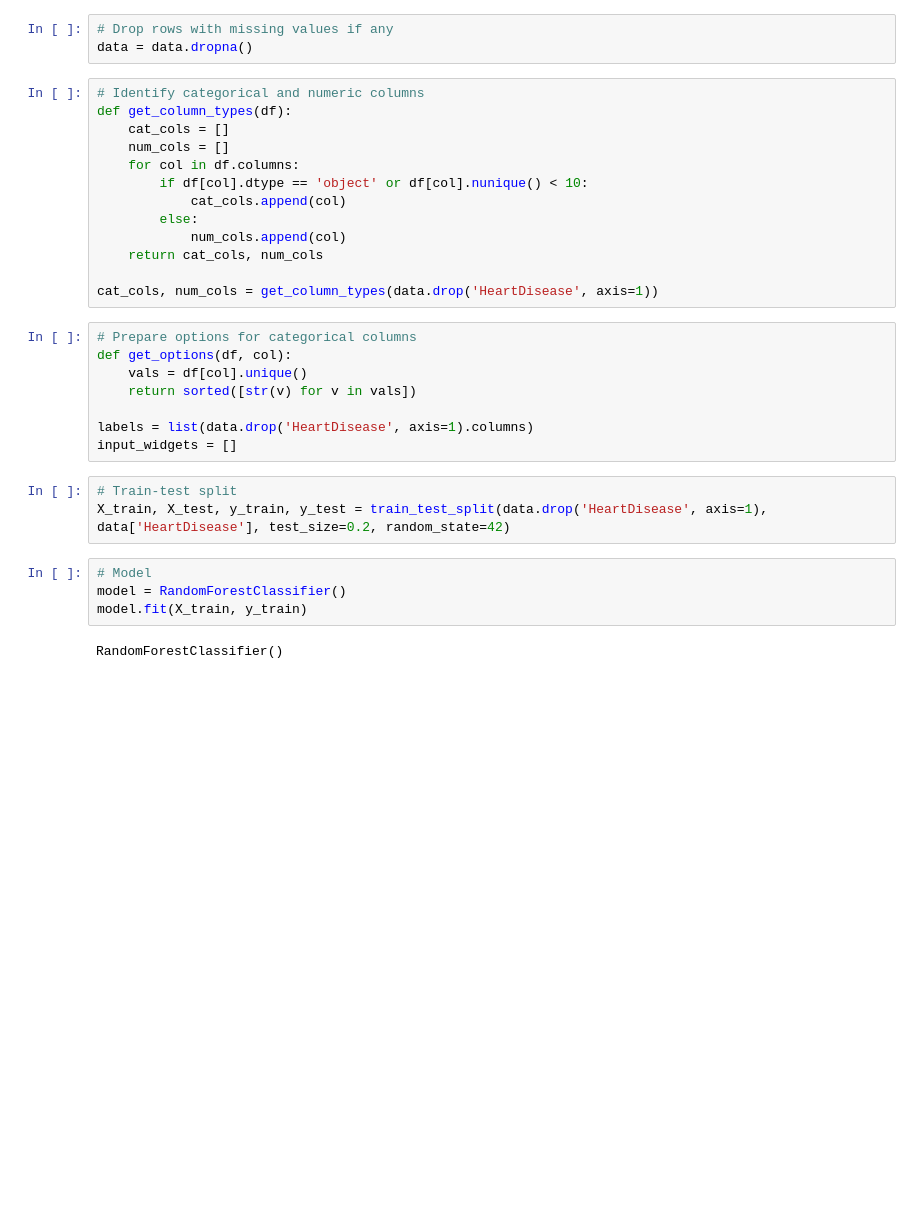
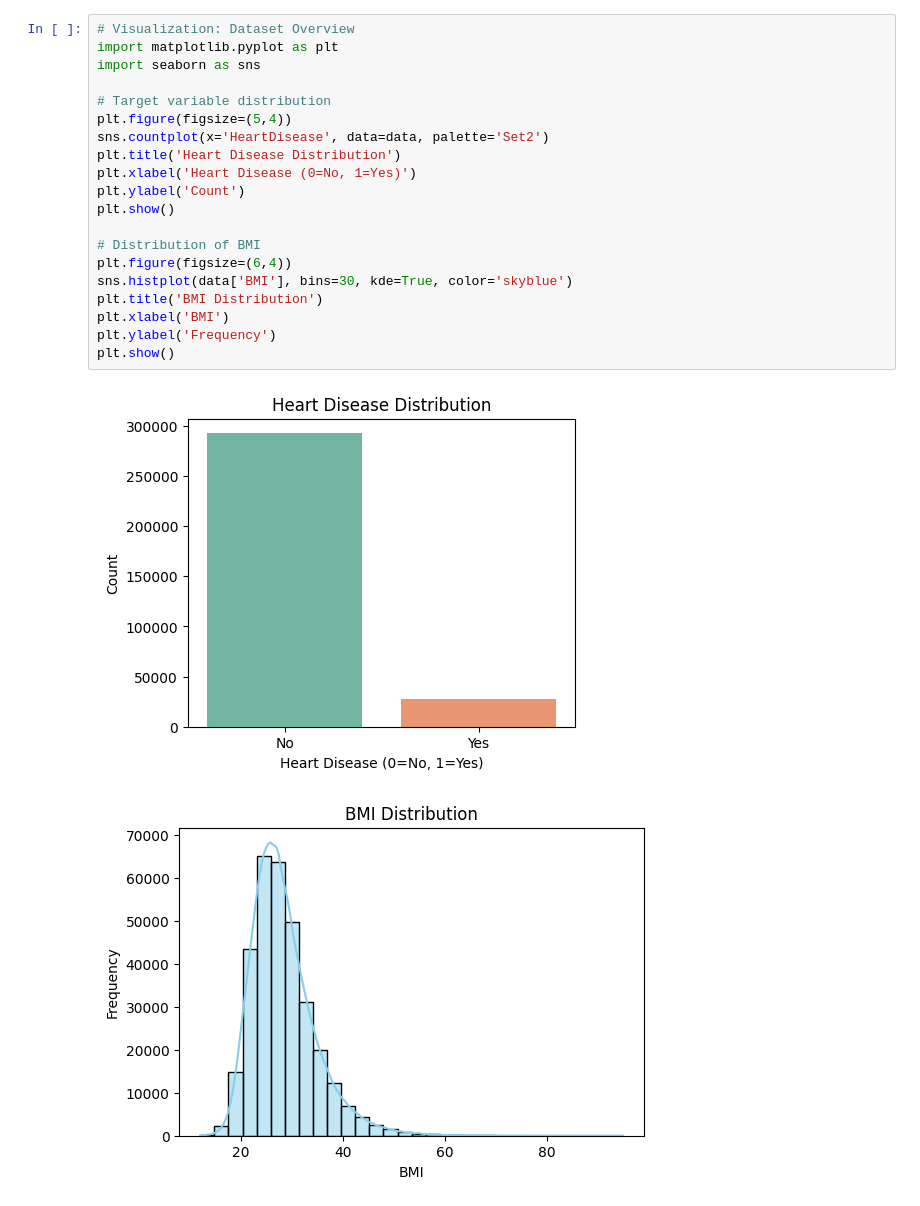
Before and after one commit to 208ahadhasan/Heart-Disease-Predictor, a Jupyter notebook: Notebook/heart_disease_prediction.ipynb, the cells around one changed output. Cells and saved outputs as stored; diff of their text form; blank space fills up the shorter version.

```diff
--- a/Notebook/heart_disease_prediction.ipynb
+++ b/Notebook/heart_disease_prediction.ipynb
@@ -42,33 +13,23 @@ for col in data.select_dtypes(include=['object']).columns:
-# %%
-# Drop rows with missing values if any
-data = data.dropna()
-# %%
-# Identify categorical and numeric columns
-def get_column_types(df):
-    cat_cols = []
-    num_cols = []
-    for col in df.columns:
-        if df[col].dtype == 'object' or df[col].nunique() < 10:
-            cat_cols.append(col)
-        else:
-            num_cols.append(col)
-    return cat_cols, num_cols
-
-cat_cols, num_cols = get_column_types(data.drop('HeartDisease', axis=1))
-# %%
-# Prepare options for categorical columns
-def get_options(df, col):
-    vals = df[col].unique()
-    return sorted([str(v) for v in vals])
-
-labels = list(data.drop('HeartDisease', axis=1).columns)
-input_widgets = []
-# %%
-# Train-test split
-X_train, X_test, y_train, y_test = train_test_split(data.drop('HeartDisease', axis=1), data['HeartDisease'], test_size=0.2, random_state=42)
-# %%
-# Model
-model = RandomForestClassifier()
-model.fit(X_train, y_train)
-# %% [output]
-RandomForestClassifier()
+# %%
+# Visualization: Dataset Overview
+import matplotlib.pyplot as plt
+import seaborn as sns
+
+# Target variable distribution
+plt.figure(figsize=(5,4))
+sns.countplot(x='HeartDisease', data=data, palette='Set2')
+plt.title('Heart Disease Distribution')
+plt.xlabel('Heart Disease (0=No, 1=Yes)')
+plt.ylabel('Count')
+plt.show()
+
+# Distribution of BMI
+plt.figure(figsize=(6,4))
+sns.histplot(data['BMI'], bins=30, kde=True, color='skyblue')
+plt.title('BMI Distribution')
+plt.xlabel('BMI')
+plt.ylabel('Frequency')
+plt.show()
+# %% [output]
+[figure, added]
+[figure, added]
```
Also changed, not shown: parts of 18 cells of this notebook.
